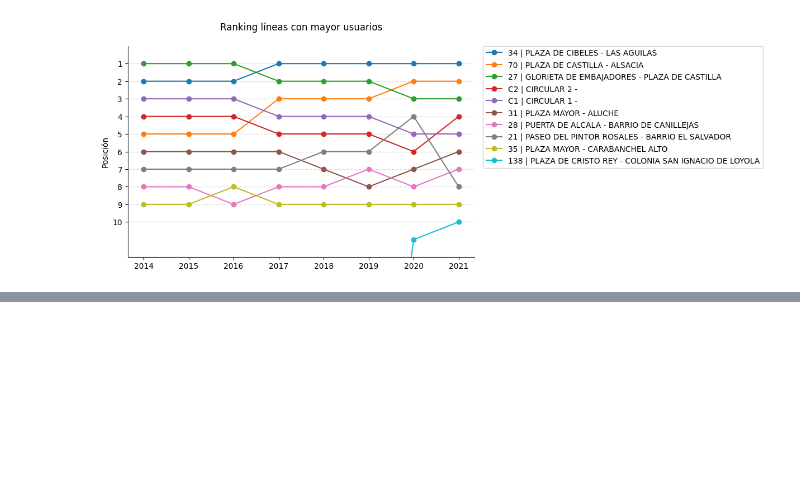
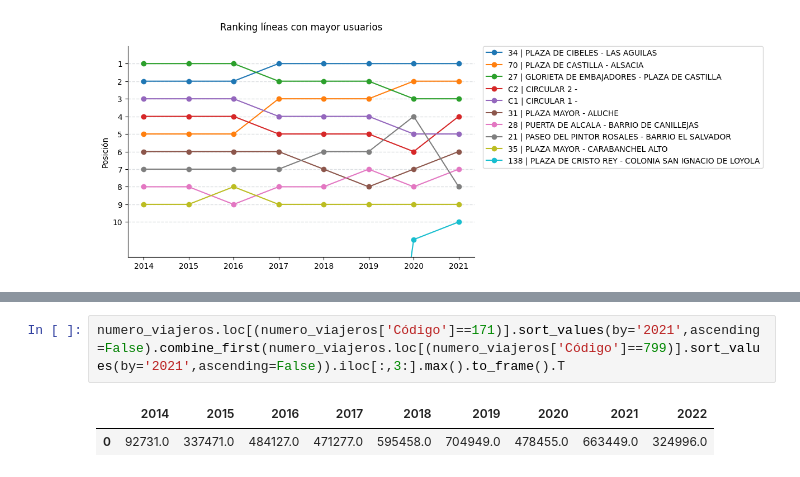
Before and after one commit to nacholopex/emt_madrid, a Jupyter notebook: 2022_emt_evolucion.ipynb, the cells around one changed output, grey strips where cells are left out. Saved outputs shown, nothing was run; the diff lists cells and outputs as text; blank space fills up the shorter version.

```diff
--- a/2022_emt_evolucion.ipynb
+++ b/2022_emt_evolucion.ipynb
@@ -339,0 +372,5 @@ plt.show()
+# %%
+numero_viajeros.loc[(numero_viajeros['Código']==171)].sort_values(by='2021',ascending=False).combine_first(numero_viajeros.loc[(numero_viajeros['Código']==799)].sort_values(by='2021',ascending=False)).iloc[:,3:].max().to_frame().T
+# %% [output]
+|  | 2014 | 2015 | 2016 | 2017 | 2018 | 2019 | 2020 | 2021 | 2022 |
+| 0 | 92731.0 | 337471.0 | 484127.0 | 471277.0 | 595458.0 | 704949.0 | 478455.0 | 663449.0 | 324996.0 |
```
Also changed, not shown: parts of 3 cells of this notebook.
